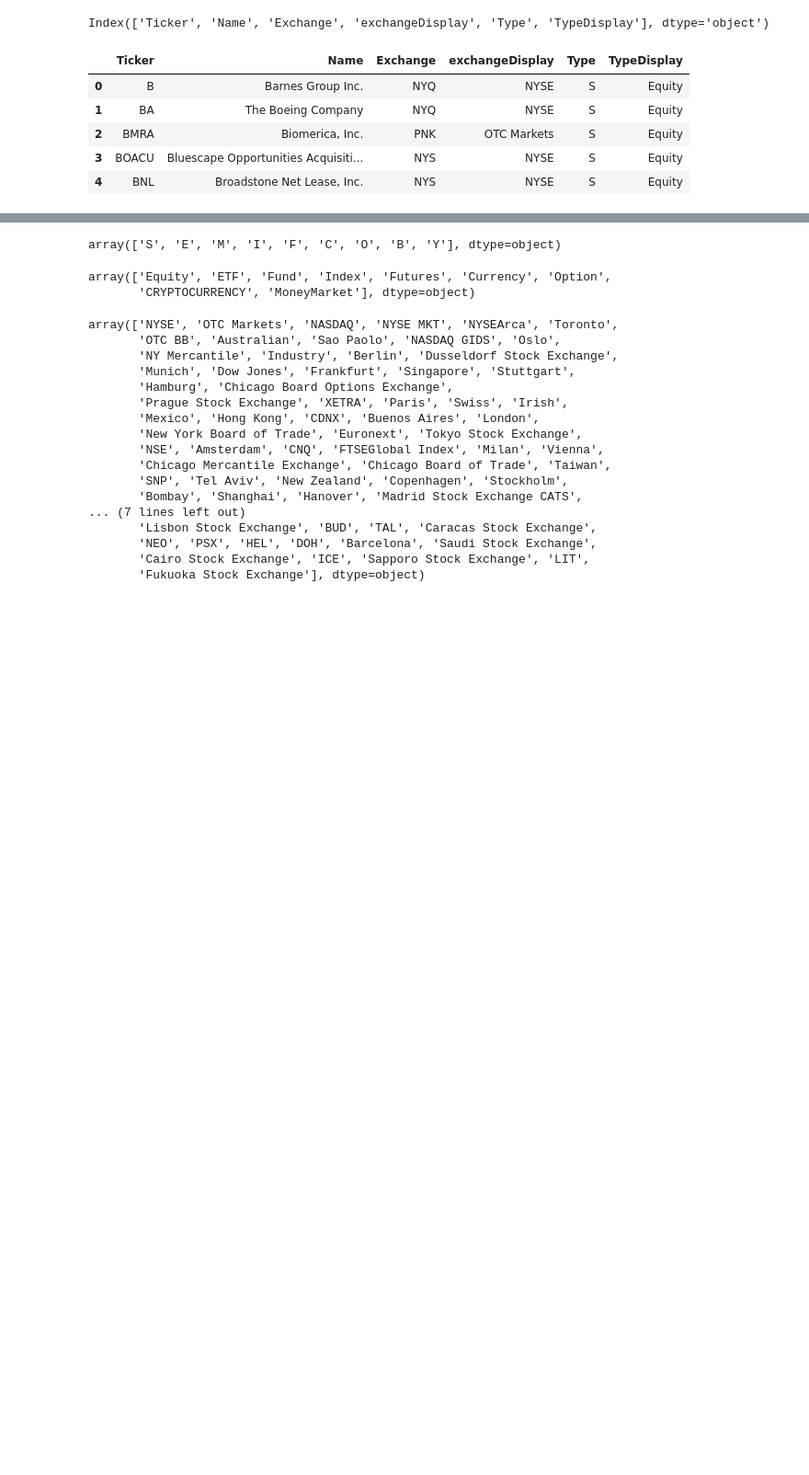
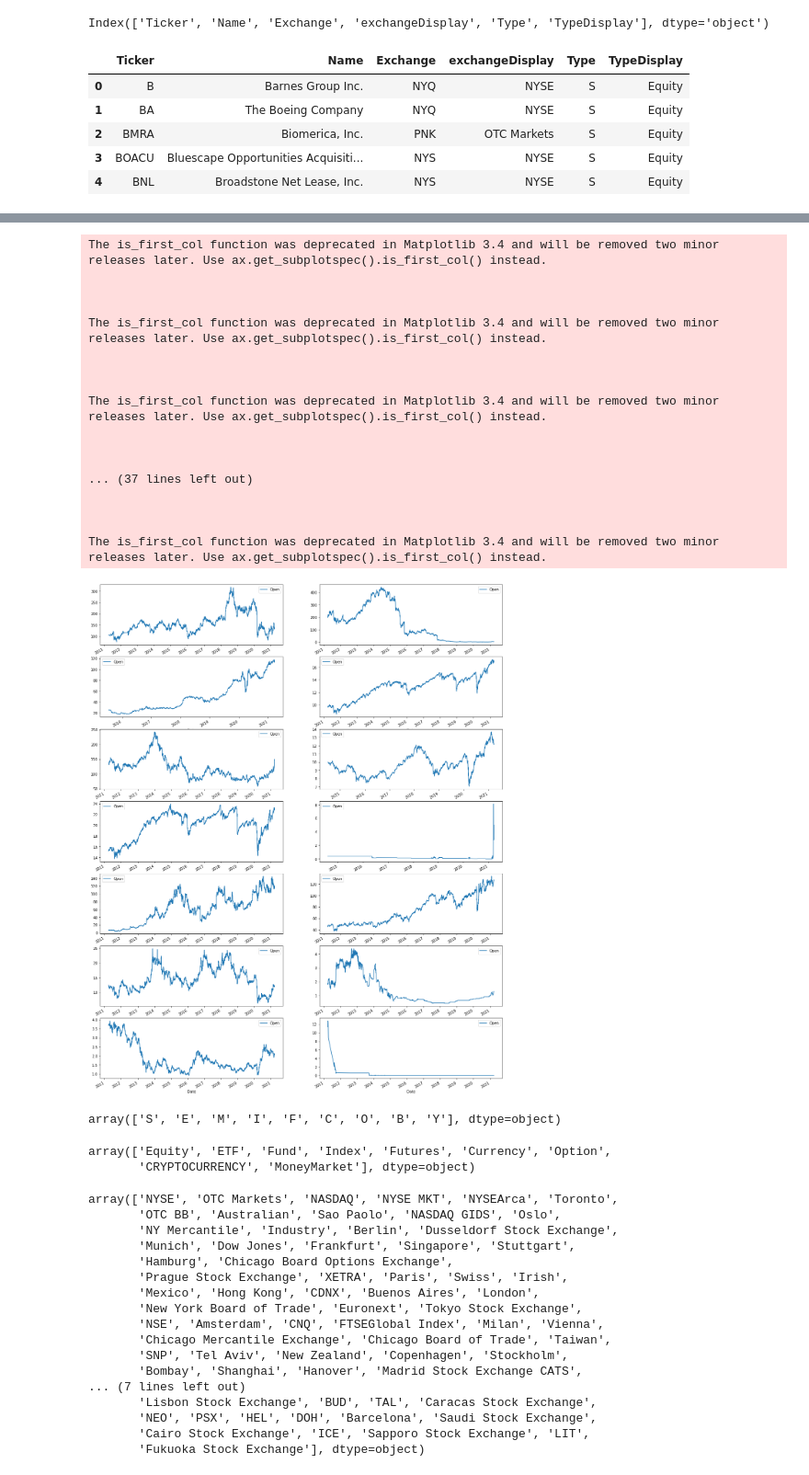
Before and after one commit to arnaujc91/reddit_twitter, a Jupyter notebook: yfinance_API.ipynb, the cells around one changed output, grey strips where cells are left out. Shown: that part at 92% size. Cells and saved outputs as stored; diff of their text form; code cells hidden in the pictures; blank space fills up the shorter version.

```diff
--- a/yfinance_API.ipynb
+++ b/yfinance_API.ipynb
@@ -35,3 +65,31 @@ def random_ticker():
+# %%
+nrow, ncol = 7,2
+fig, axes = plt.subplots(nrow, ncol,figsize=(int(10*ncol),int(4*nrow)))
+axes = axes.reshape(-1)
+
+for i, ticker in enumerate(selected_tickers):
+    ticker.history(period="10y").plot(y = 'Open', ax=axes[i])
+    if i== nrow*ncol-1:
+        break
+# %% [output]
+The is_first_col function was deprecated in Matplotlib 3.4 and will be removed two minor releases later. Use ax.get_subplotspec().is_first_col() instead.
+
+
+
+The is_first_col function was deprecated in Matplotlib 3.4 and will be removed two minor releases later. Use ax.get_subplotspec().is_first_col() instead.
+
+
+
+The is_first_col function was deprecated in Matplotlib 3.4 and will be removed two minor releases later. Use ax.get_subplotspec().is_first_col() instead.
+
+
+
+... (37 lines left out)
+
+
+
+The is_first_col function was deprecated in Matplotlib 3.4 and will be removed two minor releases later. Use ax.get_subplotspec().is_first_col() instead.
+[figure, added]
 # %%
 yahoo_tickers.Type.unique()
 # %% [output]
```
Also changed, not shown: parts of 12 cells of this notebook, 2 other files.
